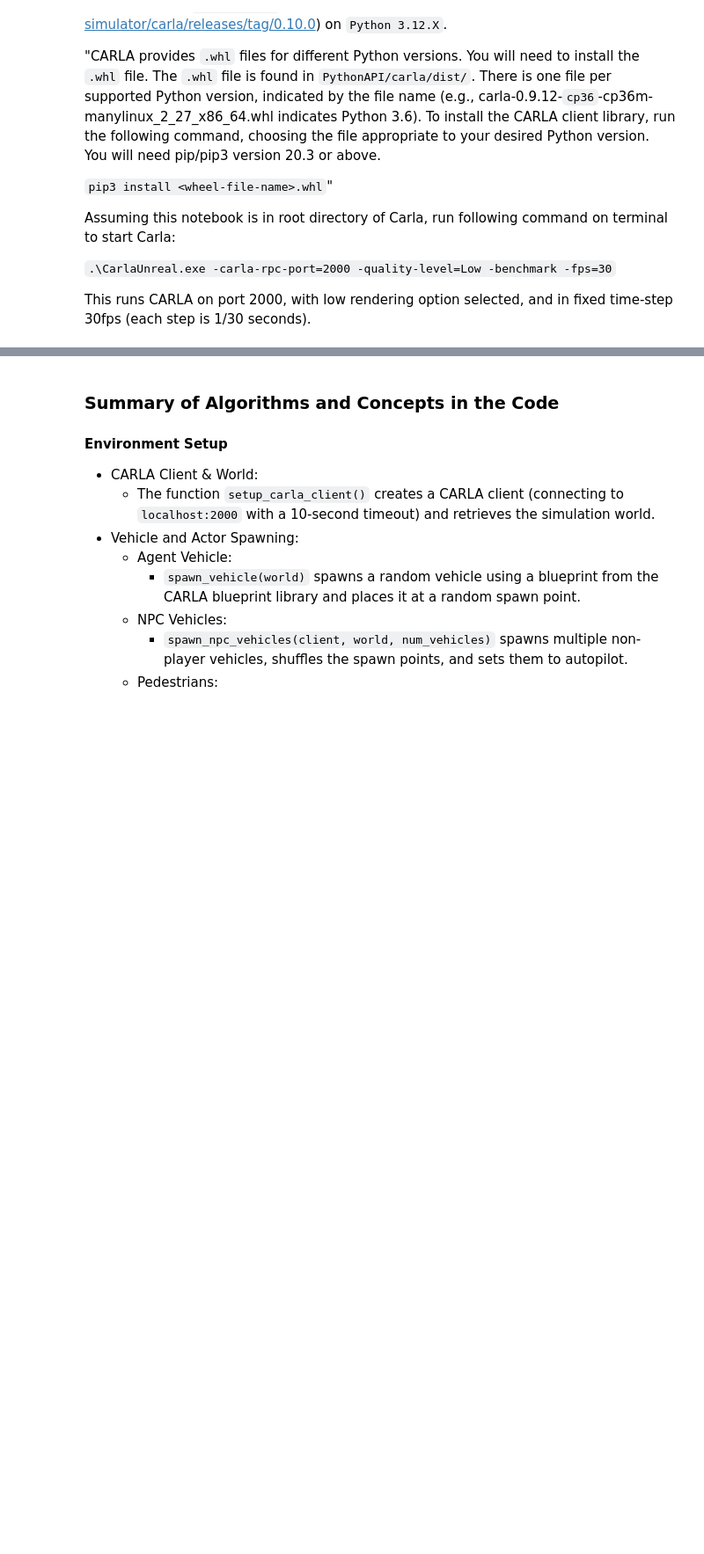
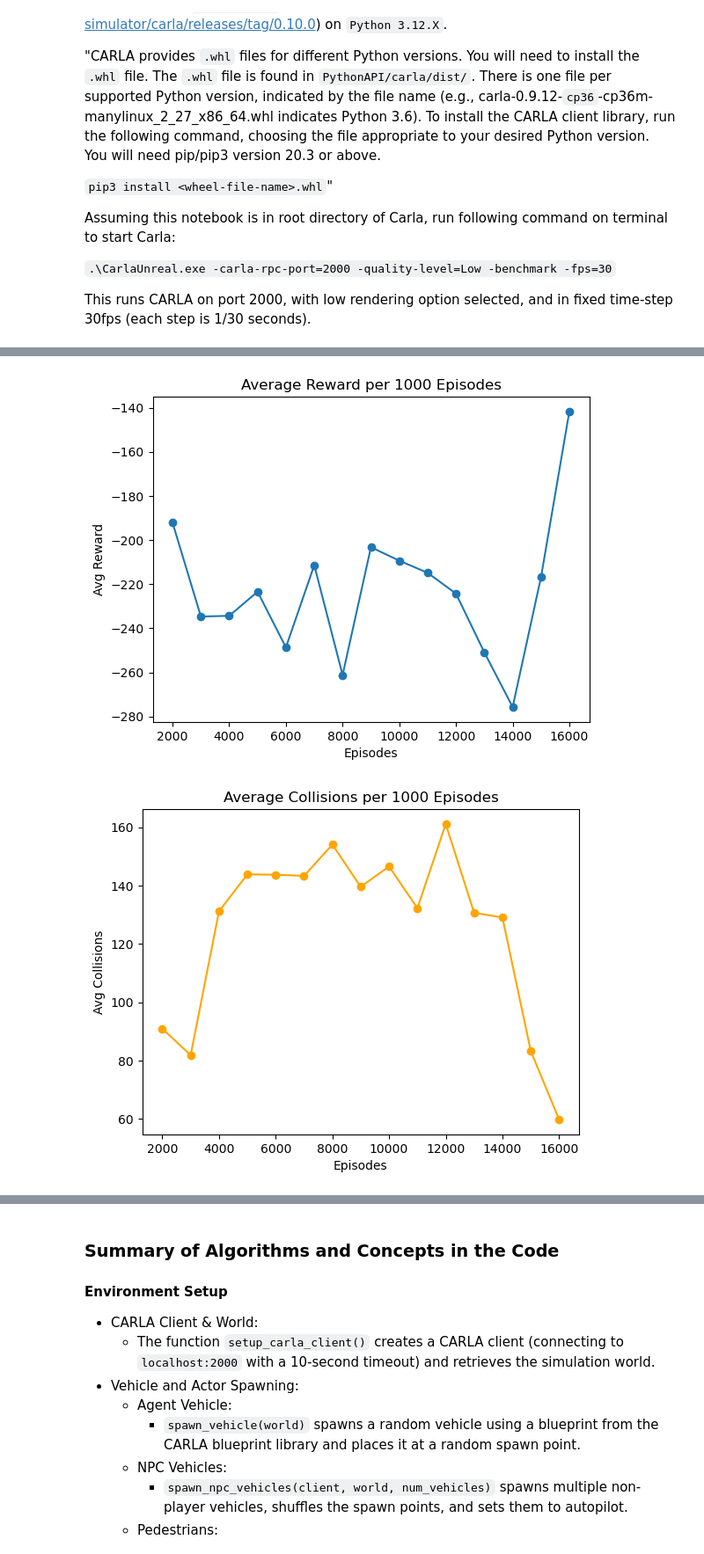
Before and after one commit to tonyroumi/COGS188_RLAutonomousDriver, a Jupyter notebook: agent_carla.ipynb, the cells around one changed output, grey strips where cells are left out. Shown: that part at 88% size. Cells and saved outputs as stored; diff of their text form; code cells hidden in the pictures; blank space fills up the shorter version.

```diff
--- a/agent_carla.ipynb
+++ b/agent_carla.ipynb
@@ -1095,0 +1183,53 @@ After 6000 episodes:
+# %%
+import matplotlib.pyplot as plt
+
+# Data from each block of 1000 episodes (2000 to 16000 in increments of 1000)
+episodes = [2000, 3000, 4000, 5000, 6000, 7000, 8000, 9000, 10000, 11000, 12000, 13000, 14000, 15000, 16000]
+
+# Corresponding average reward for each block
+avg_rewards = [
+    -192.13, -234.69, -234.37, -223.43, -248.67,
+    -211.40, -261.21, -203.25, -209.36, -214.86,
+    -224.29, -250.92, -275.71, -216.87, -141.74
+]
+
+# Corresponding average collisions for each block
+avg_collisions = [
+    90.95, 81.86, 131.18, 143.85, 143.71,
+    143.32, 154.04, 139.59, 146.55, 132.25,
+    161.11, 130.68, 129.06, 83.26, 59.82
+]
+
+# Corresponding success rate (in %)
+success_rates = [
+    0.1, 0.0, 0.0, 0.2, 0.2,
+    0.2, 0.2, 0.2, 0.2, 0.1,
+    0.1, 0.2, 0.0, 0.3, 0.3
+]
+
+# 1) Plot Average Reward
+plt.figure()
+plt.plot(episodes, avg_rewards, marker='o')
+plt.title("Average Reward per 1000 Episodes")
+plt.xlabel("Episodes")
+plt.ylabel("Avg Reward")
+plt.show()
+
+# 2) Plot Average Collisions
+plt.figure()
+plt.plot(episodes, avg_collisions, marker='o', color='orange')
+plt.title("Average Collisions per 1000 Episodes")
+plt.xlabel("Episodes")
+plt.ylabel("Avg Collisions")
+plt.show()
+
+# 3) Plot Success Rate
+plt.figure()
+plt.plot(episodes, success_rates, marker='o', color='green')
+plt.title("Success Rate per 1000 Episodes")
+plt.xlabel("Episodes")
+plt.ylabel("Success Rate (%)")
+plt.show()
+# %% [output]
+[figure, added]
+[figure, added]
```
Also changed, not shown: parts of 4 cells of this notebook.
